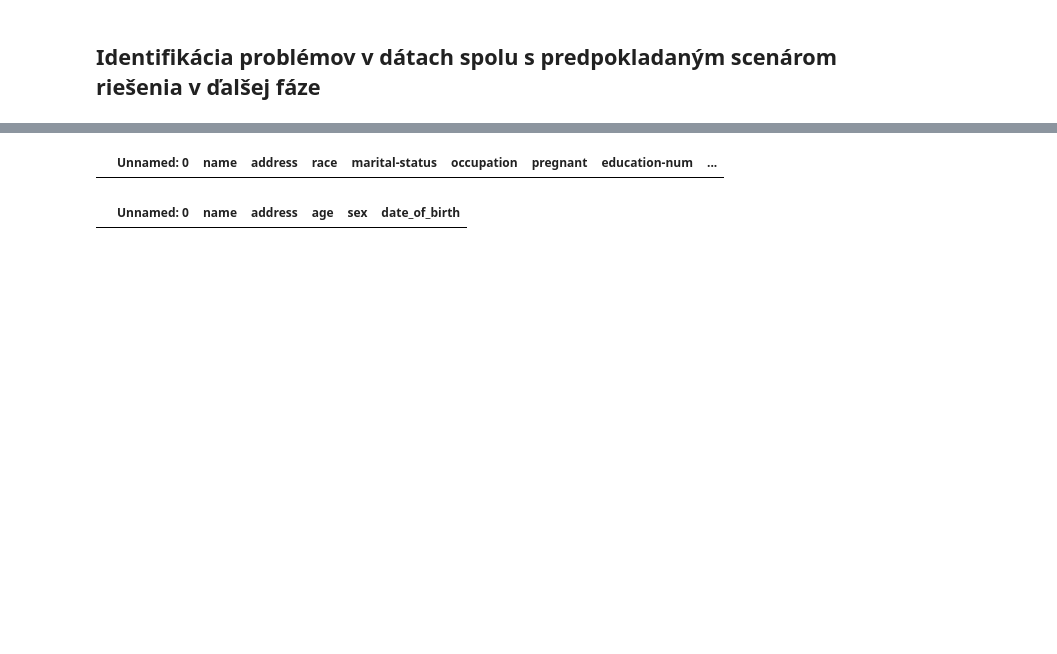
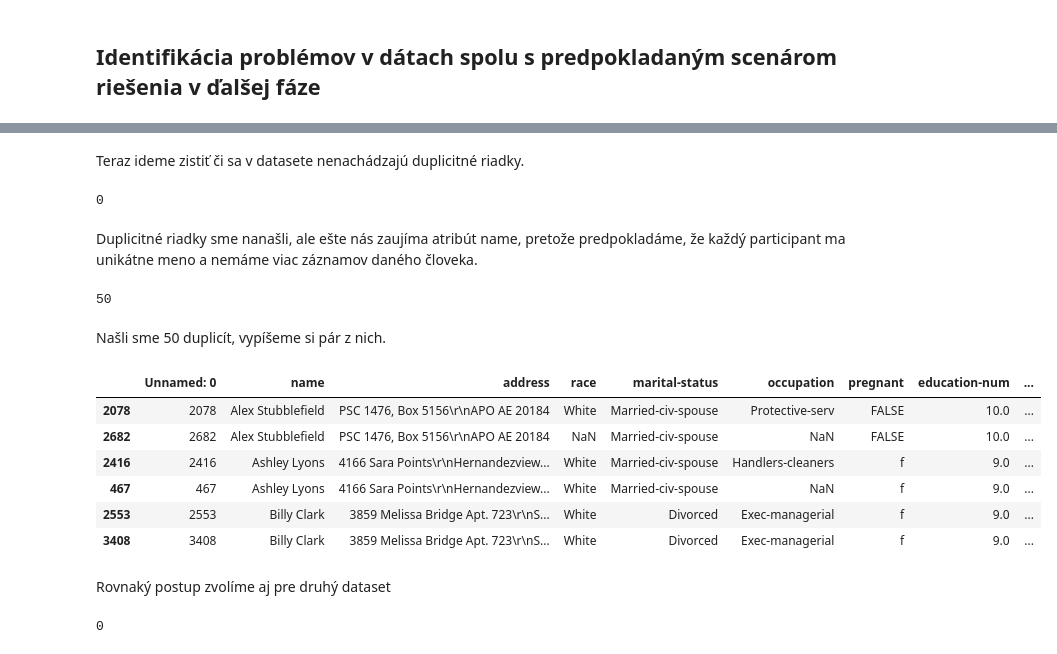
Before and after one commit to martinkukucka/IAU_Projekt, a Jupyter notebook: Projekt/projekt.ipynb, the cells around one changed output, grey strips where cells are left out. Saved outputs shown, nothing was run; the diff lists cells and outputs as text; code cells hidden in the pictures; blank space fills up the shorter version.

```diff
--- a/Projekt/projekt.ipynb
+++ b/Projekt/projekt.ipynb
@@ -173,8 +175,30 @@ df_personal_train.describe()
+# %% [markdown]
+Teraz ideme zistiť či sa v datasete nenachádzajú duplicitné riadky.
 # %%
-df_other_train[df_other_train.duplicated()]
+df_other_train.duplicated().sum()
 # %% [output]
-|  | Unnamed: 0 | name | address | race | marital-status | occupation | pregnant | education-num | ... |
+0
+# %% [markdown]
+Duplicitné riadky sme nanašli, ale ešte nás zaujíma atribút name, pretože predpokladáme, že každý participant ma unikátne meno a nemáme viac záznamov daného človeka.
+# %%
+df_other_train.name.duplicated().sum()
+# %% [output]
+50
+# %% [markdown]
+Našli sme 50 duplicít, vypíšeme si pár z nich.
+# %%
+df_other_train[df_other_train.name.isin(df_other_train.name[df_other_train.name.duplicated()])].sort_values(by=['name']).head(6)
+# %% [output]
+|  | Unnamed: 0 | name | address | race | marital-status | occupation | pregnant | education-num | ... |
+| 2078 | 2078 | Alex Stubblefield | PSC 1476, Box 5156\r\nAPO AE 20184 | White | Married-civ-spouse | Protective-serv | FALSE | 10.0 | ... |
+| 2682 | 2682 | Alex Stubblefield | PSC 1476, Box 5156\r\nAPO AE 20184 | NaN | Married-civ-spouse | NaN | FALSE | 10.0 | ... |
+| 2416 | 2416 | Ashley Lyons | 4166 Sara Points\r\nHernandezview... | White | Married-civ-spouse | Handlers-cleaners | f | 9.0 | ... |
+| 467 | 467 | Ashley Lyons | 4166 Sara Points\r\nHernandezview... | White | Married-civ-spouse | NaN | f | 9.0 | ... |
+| 2553 | 2553 | Billy Clark | 3859 Melissa Bridge Apt. 723\r\nS... | White | Divorced | Exec-managerial | f | 9.0 | ... |
+| 3408 | 3408 | Billy Clark | 3859 Melissa Bridge Apt. 723\r\nS... | White | Divorced | Exec-managerial | f | 9.0 | ... |
+# %% [markdown]
+Rovnaký postup zvolíme aj pre druhý dataset
 # %%
-df_personal_train[df_personal_train.duplicated()]
+df_personal_train.duplicated().sum()
 # %% [output]
-|  | Unnamed: 0 | name | address | age | sex | date_of_birth |
+0
```
Also changed, not shown: parts of 11 cells of this notebook.
